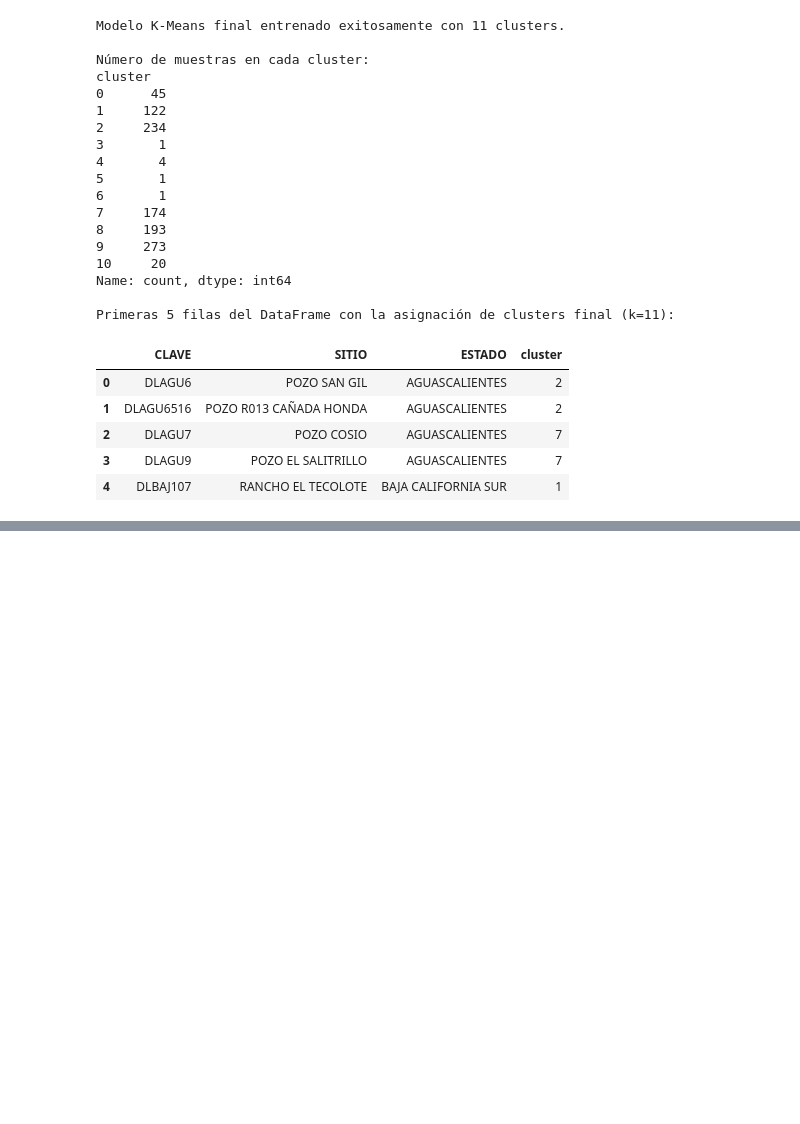
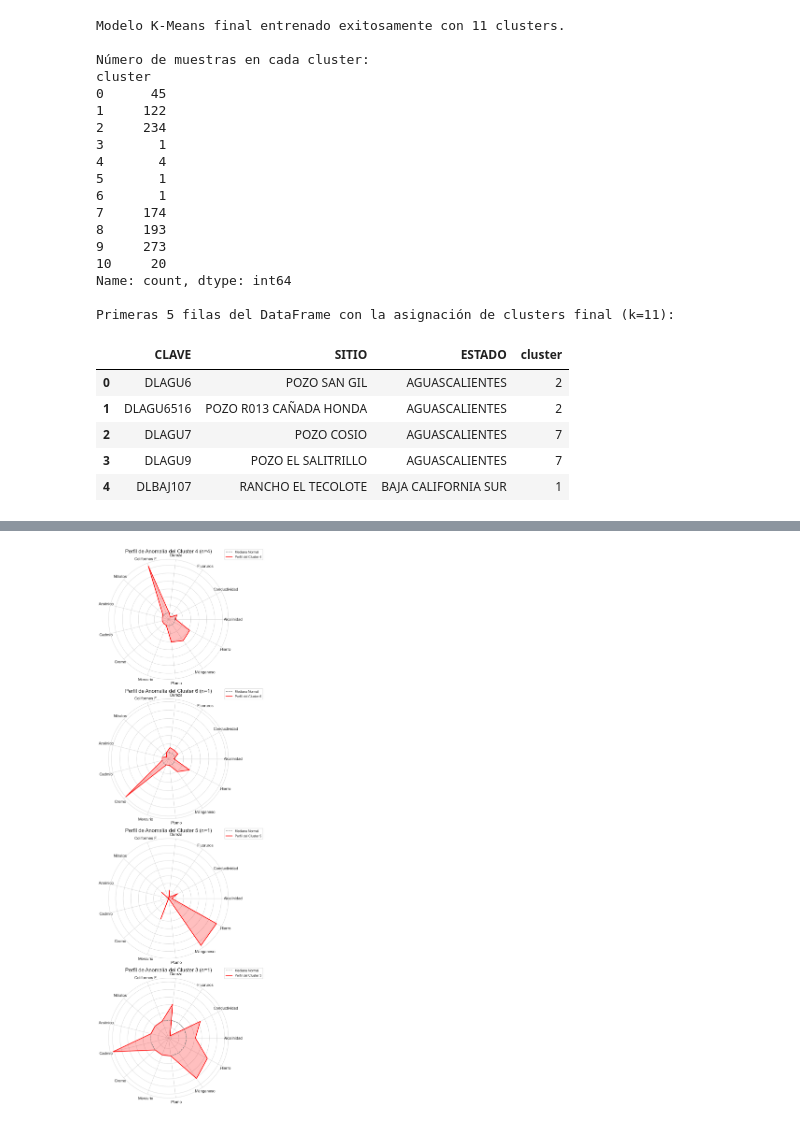
Before and after one commit to danvalvrd/ProyectoFinalIACenfo, a Jupyter notebook: EDA.ipynb, the cells around one changed output, grey strips where cells are left out. Saved outputs shown, nothing was run; the diff lists cells and outputs as text; code cells hidden in the pictures; blank space fills up the shorter version.

```diff
--- a/EDA.ipynb
+++ b/EDA.ipynb
@@ -1146,0 +1349,83 @@ else:
+# %%
+# --- Sección 7.3: Análisis Integral de Perfiles de Outliers ---
+
+# El objetivo de esta sección es realizar un análisis completo y multifactorial de los clusters anómalos.
+# Se su perfil completo de características
+# contra el perfil "típico" del resto de la población para entender todas las dimensiones de su anomalía.
+
+if 'df_cleaned' in locals():
+    # 1. Identificar clusters de outliers y la población "normal"
+    cluster_sizes = df_cleaned['cluster'].value_counts()
+    outlier_cluster_ids = cluster_sizes[cluster_sizes < 5].index.tolist()
+    df_outliers = df_cleaned[df_cleaned['cluster'].isin(outlier_cluster_ids)].copy()
+    df_normal = df_cleaned[~df_cleaned['cluster'].isin(outlier_cluster_ids)].copy()
+
+    print(f"--- Análisis Integral de los {len(outlier_cluster_ids)} Clusters de Outliers (IDs: {outlier_cluster_ids}) ---")
+
+    # 2. Seleccionar todas las características relevantes para el perfil
+    profile_cols = [
+        'ALC_mg/L', 'CONDUCT_mS/cm', 'FLUORUROS_mg/L', 'DUR_mg/L',
+        'COLI_FEC_NMP/100_mL', 'N_NO3_mg/L', 'AS_TOT_mg/L', 'CD_TOT_mg/L',
+        'CR_TOT_mg/L', 'HG_TOT_mg/L', 'PB_TOT_mg/L', 'MN_TOT_mg/L', 'FE_TOT_mg/L'
+    ]
+
+    friendly_profile_names = {
+        'ALC_mg/L': 'Alcalinidad', 'CONDUCT_mS/cm': 'Conductividad', 'FLUORUROS_mg/L': 'Fluoruros',
+        'DUR_mg/L': 'Dureza', 'COLI_FEC_NMP/100_mL': 'Coliformes F.', 'N_NO3_mg/L': 'Nitratos',
+        'AS_TOT_mg/L': 'Arsénico', 'CD_TOT_mg/L': 'Cadmio', 'CR_TOT_mg/L': 'Cromo',
+        'HG_TOT_mg/L': 'Mercurio', 'PB_TOT_mg/L': 'Plomo', 'MN_TOT_mg/L': 'Manganeso',
+        'FE_TOT_mg/L': 'Hierro'
+    }
+
+    # 3. Calcular el perfil mediano de la población "normal"
+    normal_median_profile = df_normal[profile_cols].median()
+
+    # 4. Visualización con Gráficos de Radar
+    labels = [friendly_profile_names.get(col, col) for col in profile_cols]
+    num_vars = len(labels)
+    angles = np.linspace(0, 2 * np.pi, num_vars, endpoint=False).tolist()
+    angles += angles[:1]
+
+    fig, axes = plt.subplots(figsize=(18, 6 * len(outlier_cluster_ids)), subplot_kw=dict(polar=True), nrows=len(outlier_cluster_ids), ncols=1, squeeze=False)
+    axes = axes.flatten()
+
+    print("\n--- Visualización de Perfiles de Outliers vs. la Norma (Escala Log10 de Desviación) ---")
+    print("El valor '0' representa la mediana normal. Un valor de '1' es 10x la mediana, '2' es 100x, etc.")
+
+    # *** LÓGICA CORREGIDA DEL LOOP ***
+    # Iterar a través de los IDs de los clusters de outliers, no de las filas.
+    for i, cluster_id in enumerate(outlier_cluster_ids):
+        ax = axes[i]
+
+        # Obtener todas las filas para este cluster y calcular su perfil promedio (o tomar la única fila si es un singleton)
+        outlier_cluster_df = df_outliers[df_outliers['cluster'] == cluster_id]
+        outlier_profile = outlier_cluster_df[profile_cols].mean() # Usar .mean() para manejar clusters con >1 miembro
+
+        # Calcular la desviación logarítmica de este perfil promedio
+        epsilon = 1e-9
+        ratio = (outlier_profile.values + epsilon) / (normal_median_profile.values + epsilon)
+        log_deviation = np.log10(np.maximum(ratio, epsilon))
+
+        # Preparar los datos para el gráfico
+        values = np.concatenate((log_deviation, [log_deviation[0]]))
+
+        # Línea de base (la norma = 0)
+        ax.plot(angles, [0]*len(angles), color='gray', linestyle='--', label='Mediana Normal')
+
+        # Perfil del outlier
+        ax.plot(angles, values, color='red', linewidth=2, linestyle='solid', label=f'Perfil del Cluster {cluster_id}')
+        ax.fill(angles, values, color='red', alpha=0.25)
+
+        # Formatear el gráfico
+        ax.set_yticklabels([])
+        ax.set_xticks(angles[:-1])
+        ax.set_xticklabels(labels, size=12)
+        ax.set_title(f'Perfil de Anomalía del Cluster {cluster_id} (n={len(outlier_cluster_df)})', size=16, pad=20)
+        ax.legend(loc='upper right', bbox_to_anchor=(1.3, 1.1))
+
+    plt.tight_layout()
+    plt.show()
+
+else:
+    print("El DataFrame 'df_cleaned' no fue encontrado.")
+# %% [output]
@@ -1147 +1436,2 @@ else:
+[figure, added]
 # %% [markdown]
```
Also changed, not shown: parts of 12 cells of this notebook.
